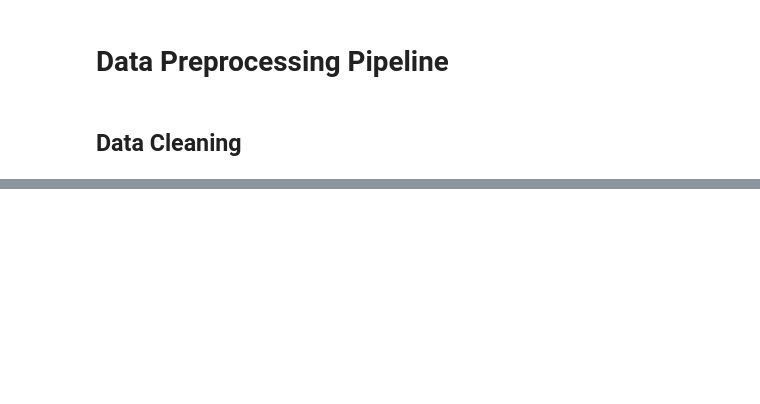
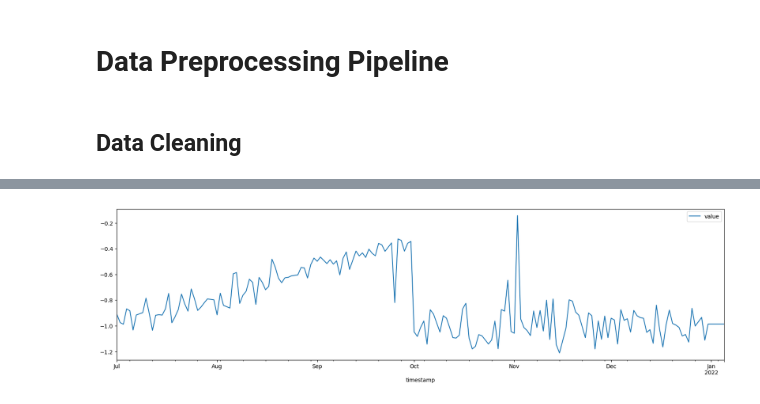
Before and after one commit to MMostafa-Hub/time-series-forecaster, a Jupyter notebook: notebooks/preprocessing.ipynb, the cells around one changed output, grey strips where cells are left out. Cells and saved outputs as stored; diff of their text form; code cells hidden in the pictures; blank space fills up the shorter version.

```diff
--- a/notebooks/preprocessing.ipynb
+++ b/notebooks/preprocessing.ipynb
@@ -89,0 +110,22 @@ datasets = [
+# %%
+class InterpolationTransformer(BaseEstimator, TransformerMixin):
+    def __init__(self, method="linear"):
+        self.method = method
+
+    def fit(self, X, y=None):
+        return self
+
+    def transform(self, X: pd.DataFrame, y=None):
+        X_copy = X.copy()
+        X_copy.interpolate(method=self.method, inplace=True)
+        return X_copy.to_numpy()
+# %%
+interpolation_transformer = InterpolationTransformer(method="linear")
+dataset_3_inter_values = interpolation_transformer.fit_transform(datasets[3])
+# %%
+pd.DataFrame(
+    data=dataset_3_inter_values, columns=datasets[3].columns, index=datasets[3].index
+).plot(figsize=(20, 5))
+plt.show()
+# %% [output]
+[figure, added]
```
Also changed, not shown: parts of 8 cells of this notebook.
